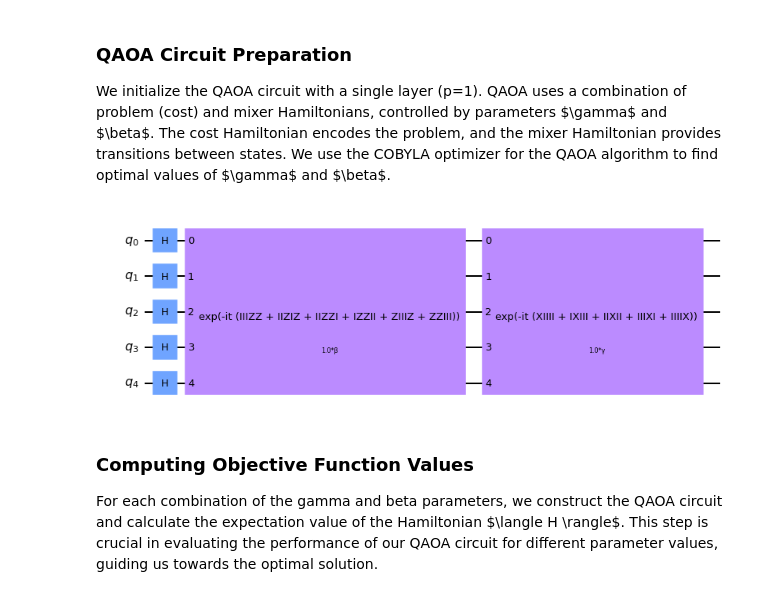
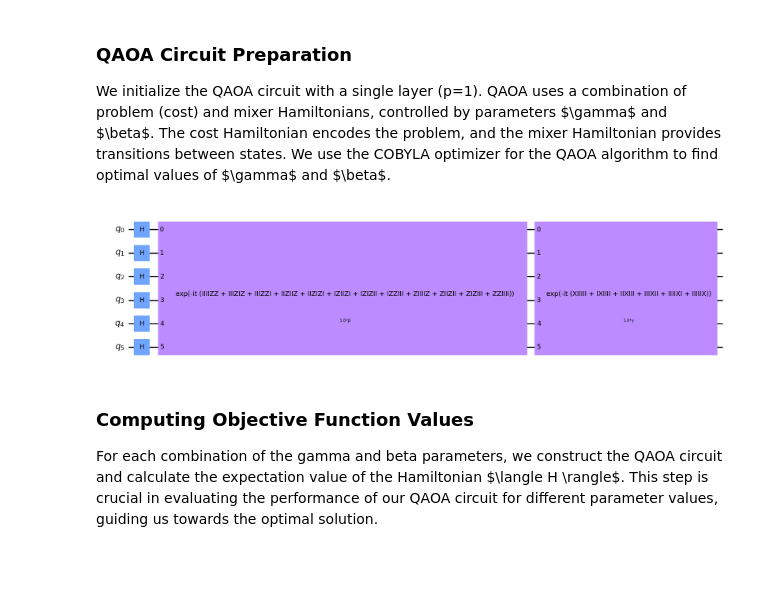
Before and after one commit to vivekkatial/HAQC, a Jupyter notebook: notebooks/Landscape of MAXCUT.ipynb, the cells around one changed output. Saved outputs shown, nothing was run; the diff lists cells and outputs as text; code cells hidden in the pictures; blank space fills up the shorter version.

Commit message:
feat: Adding regular graphs into Landscape notebook

```diff
--- a/notebooks/Landscape of MAXCUT.ipynb
+++ b/notebooks/Landscape of MAXCUT.ipynb
@@ -57,4 +96,7 @@ Using Qiskit's `Maxcut` class, we convert our graph represented by the adjacency
 # %%
+G = nx.random_regular_graph(4, 6)
+# Generate the adjacency matrix
+adjacency_matrix = nx.adjacency_matrix(G)
 max_cut = Maxcut(adjacency_matrix)
 qubitOp, offset = max_cut.to_quadratic_program().to_ising()
 # %% [markdown]
@@ -63,16 +105,16 @@ We initialize the QAOA circuit with a single layer (p=1). QAOA uses a combinatio
 # %%
 # Define the parameters
 gamma = Parameter('γ')
 beta = Parameter('β')
-
+p=1
 # Initialize the QAOA circuit with these parameters
 qaoa = QAOA(optimizer=COBYLA(), reps=p, initial_point=[gamma, beta])
 # Constructing the circuit with parameter objects
 example_qc = qaoa.construct_circuit([gamma, beta], operator=qubitOp)[0]
 # Drawing the circuit with parameter labels
 example_qc.draw('mpl')
 # %% [output]
-[figure, old version]
+[figure, new version]
 # %% [markdown]
 ### Computing Objective Function Values
 For each combination of the gamma and beta parameters, we construct the QAOA circuit and calculate the expectation value of the Hamiltonian \$\langle H \rangle\$. This step is crucial in evaluating the performance of our QAOA circuit for different parameter values, guiding us towards the optimal solution.
```
Also changed, not shown: parts of 9 cells of this notebook, 2 other files.
